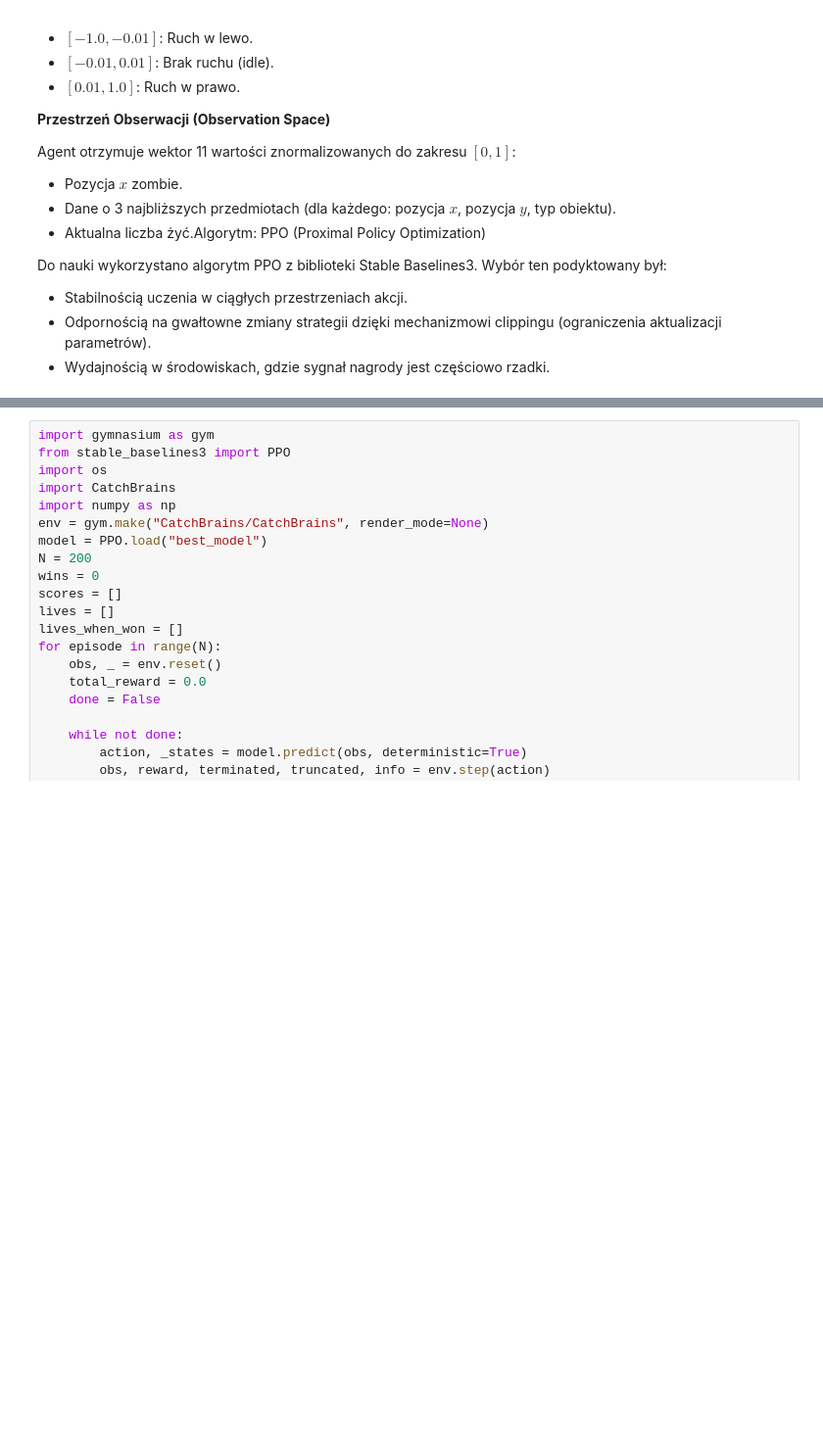
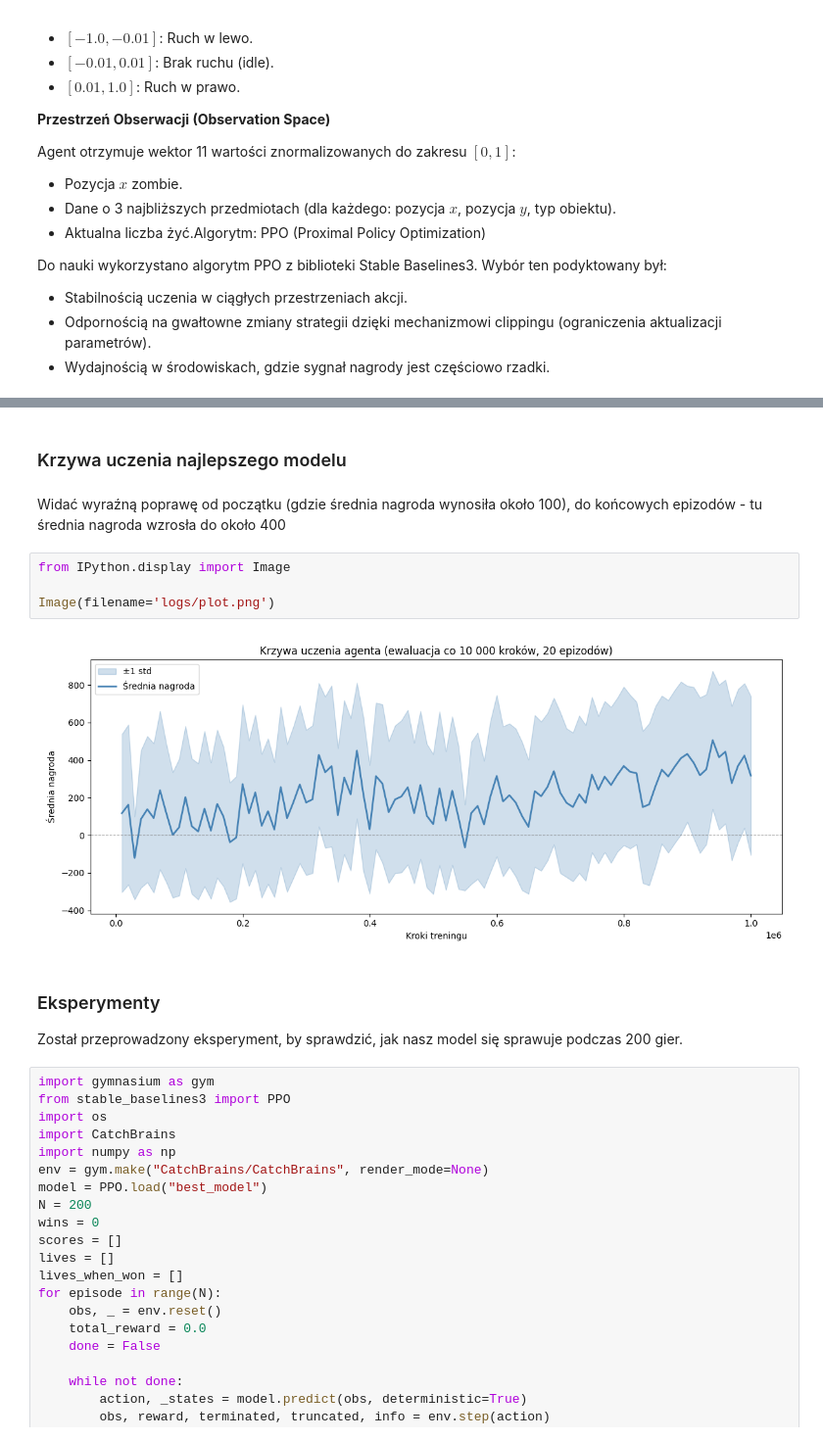
Before and after one commit to akaButter/Inteligencja-obliczeniowa, a Jupyter notebook: lab04/CatchBrains/raport04.ipynb, the cells around one changed output, grey strips where cells are left out. Shown at 98% size. Drawn from its saved outputs; the diff is of its cells as text; blank space fills up the shorter version.

```diff
--- a/lab04/CatchBrains/raport04.ipynb
+++ b/lab04/CatchBrains/raport04.ipynb
@@ -198,3 +268,17 @@ Do nauki wykorzystano algorytm PPO z biblioteki Stable Baselines3. Wybór ten po
+# %% [markdown]
+### Krzywa uczenia najlepszego modelu
+# %% [markdown]
+Widać wyraźną poprawę od początku (gdzie średnia nagroda wynosiła około 100), do końcowych epizodów - tu średnia nagroda wzrosła do około 400
+# %%
+from IPython.display import Image
+
+Image(filename='logs/plot.png')
+# %% [output]
+[figure, added]
+# %% [markdown]
+### Eksperymenty
+
+Został przeprowadzony eksperyment, by sprawdzić, jak nasz model się sprawuje podczas 200 gier.
 # %%
 import gymnasium as gym
 from stable_baselines3 import PPO
```
Also changed, not shown: parts of 12 cells of this notebook, 6 other files.
